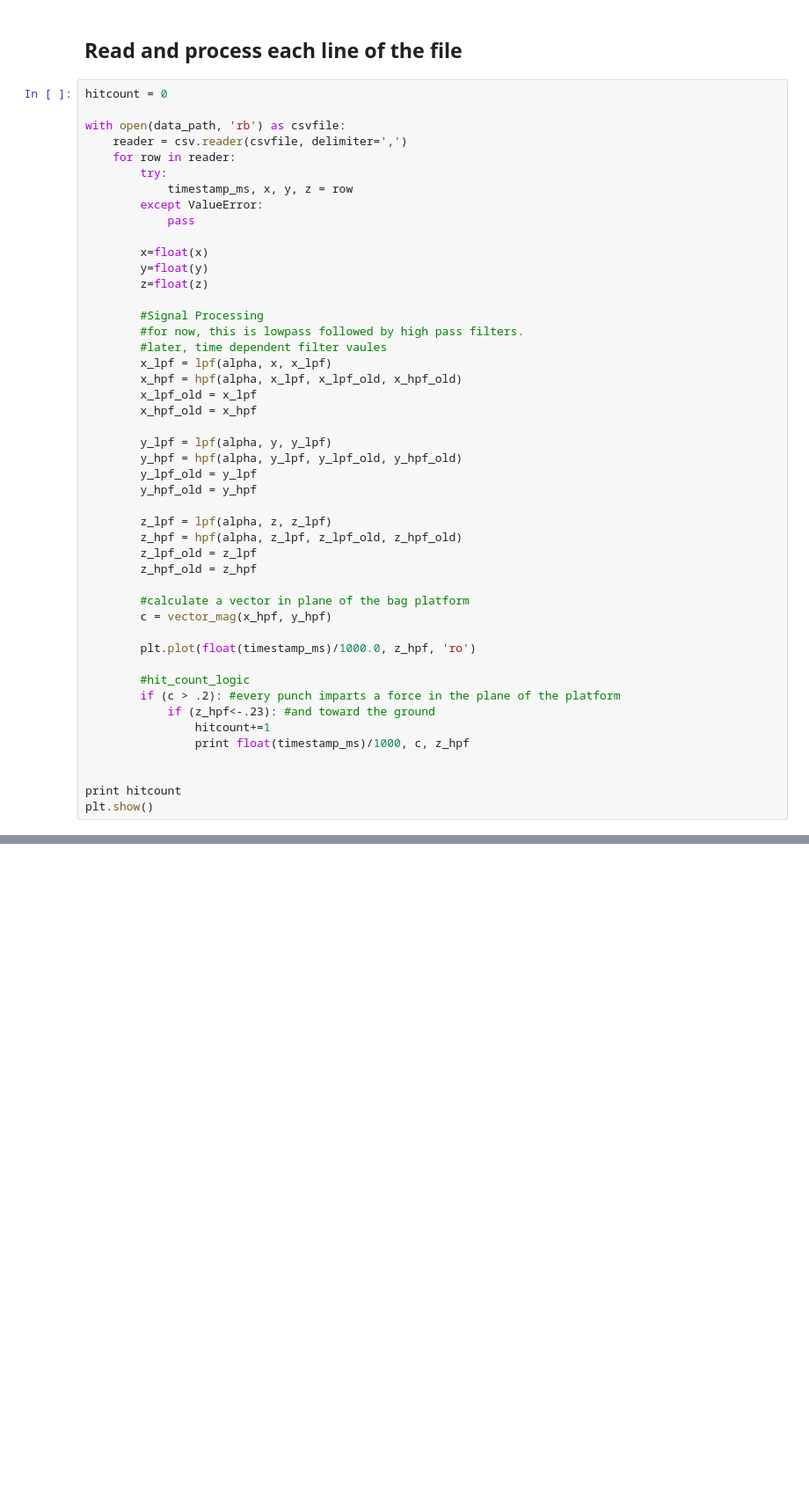
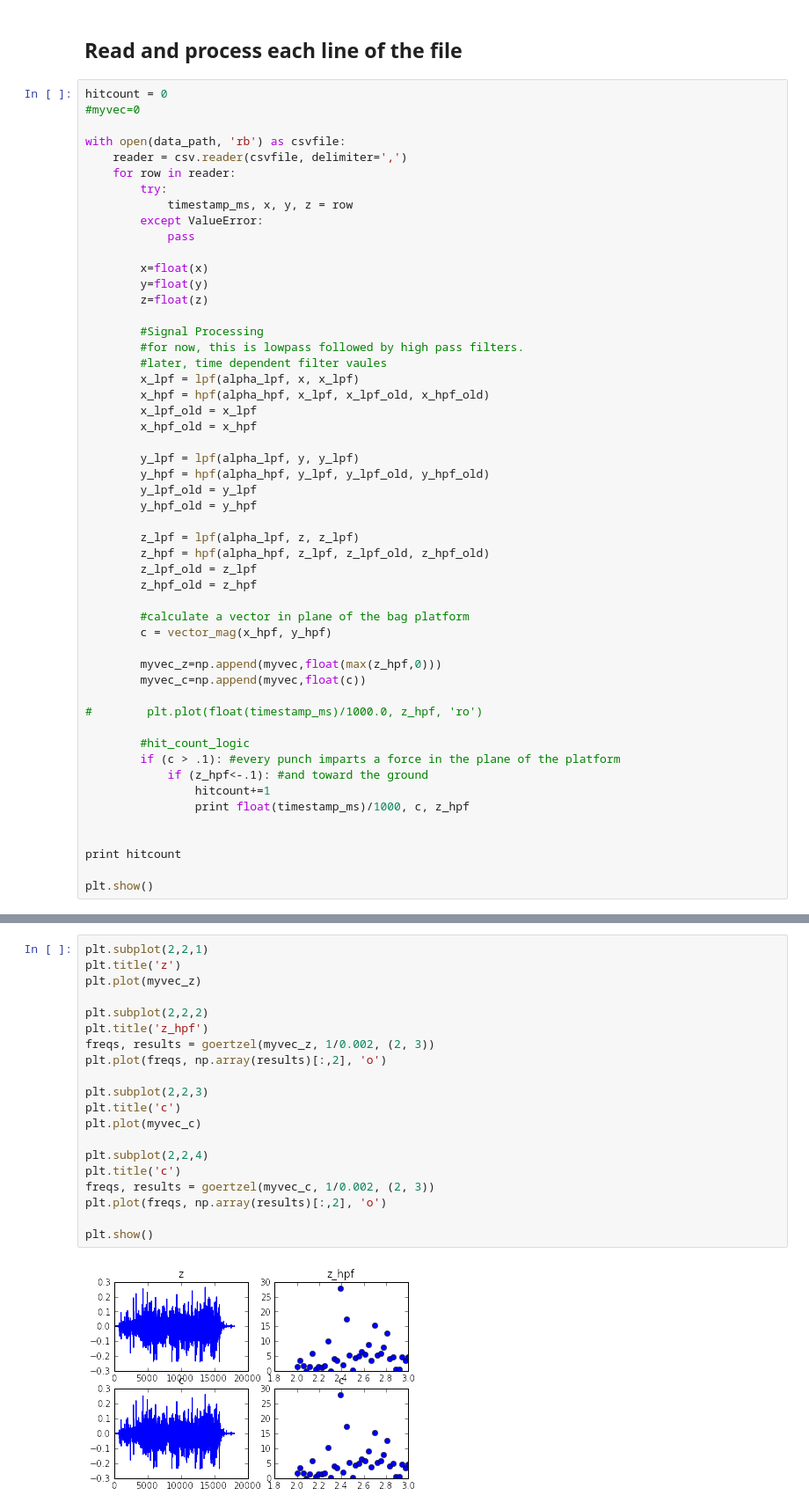
Before and after one commit to bauer-san/BeatBag, a Jupyter notebook: BeatBag.ipynb, the cells around one changed output, grey strips where cells are left out. Shown: that part at 88% size. Cells and saved outputs as stored; diff of their text form; blank space fills up the shorter version.

Commit message:
proof of concept using goertzel algorithm to detect a specific range of frequencies.

```diff
--- a/BeatBag.ipynb
+++ b/BeatBag.ipynb
@@ -52,6 +110,7 @@ z_hpf_old=0.0
 ## Read and process each line of the file
 # %%
 hitcount = 0
+#myvec=0
 
 with open(data_path, 'rb') as csvfile:
     reader = csv.reader(csvfile, delimiter=',')
@@ -68,33 +127,37 @@ with open(data_path, 'rb') as csvfile:
         #Signal Processing
         #for now, this is lowpass followed by high pass filters.
         #later, time dependent filter vaules
-        x_lpf = lpf(alpha, x, x_lpf)
-        x_hpf = hpf(alpha, x_lpf, x_lpf_old, x_hpf_old)
+        x_lpf = lpf(alpha_lpf, x, x_lpf)
+        x_hpf = hpf(alpha_hpf, x_lpf, x_lpf_old, x_hpf_old)
         x_lpf_old = x_lpf
         x_hpf_old = x_hpf
 
-        y_lpf = lpf(alpha, y, y_lpf)
-        y_hpf = hpf(alpha, y_lpf, y_lpf_old, y_hpf_old)
+        y_lpf = lpf(alpha_lpf, y, y_lpf)
+        y_hpf = hpf(alpha_hpf, y_lpf, y_lpf_old, y_hpf_old)
         y_lpf_old = y_lpf
         y_hpf_old = y_hpf
 
-        z_lpf = lpf(alpha, z, z_lpf)
-        z_hpf = hpf(alpha, z_lpf, z_lpf_old, z_hpf_old)
+        z_lpf = lpf(alpha_lpf, z, z_lpf)
+        z_hpf = hpf(alpha_hpf, z_lpf, z_lpf_old, z_hpf_old)
         z_lpf_old = z_lpf
         z_hpf_old = z_hpf
 
         #calculate a vector in plane of the bag platform
         c = vector_mag(x_hpf, y_hpf)
 
-        plt.plot(float(timestamp_ms)/1000.0, z_hpf, 'ro')
+        myvec_z=np.append(myvec,float(max(z_hpf,0)))
+        myvec_c=np.append(myvec,float(c))
+
+#        plt.plot(float(timestamp_ms)/1000.0, z_hpf, 'ro')
 
         #hit_count_logic
-        if (c > .2): #every punch imparts a force in the plane of the platform
-            if (z_hpf<-.23): #and toward the ground
+        if (c > .1): #every punch imparts a force in the plane of the platform
+            if (z_hpf<-.1): #and toward the ground
                 hitcount+=1
                 print float(timestamp_ms)/1000, c, z_hpf
 
 
 print hitcount
+
 plt.show()
 # %% [output]
@@ -118,0 +181,22 @@ plt.show()
+# %%
+plt.subplot(2,2,1)
+plt.title('z')
+plt.plot(myvec_z)
+
+plt.subplot(2,2,2)
+plt.title('z_hpf')
+freqs, results = goertzel(myvec_z, 1/0.002, (2, 3))
+plt.plot(freqs, np.array(results)[:,2], 'o')
+
+plt.subplot(2,2,3)
+plt.title('c')
+plt.plot(myvec_c)
+
+plt.subplot(2,2,4)
+plt.title('c')
+freqs, results = goertzel(myvec_c, 1/0.002, (2, 3))
+plt.plot(freqs, np.array(results)[:,2], 'o')
+
+plt.show()
+# %% [output]
+[figure, added]
```
Also changed, not shown: parts of 6 cells of this notebook.
